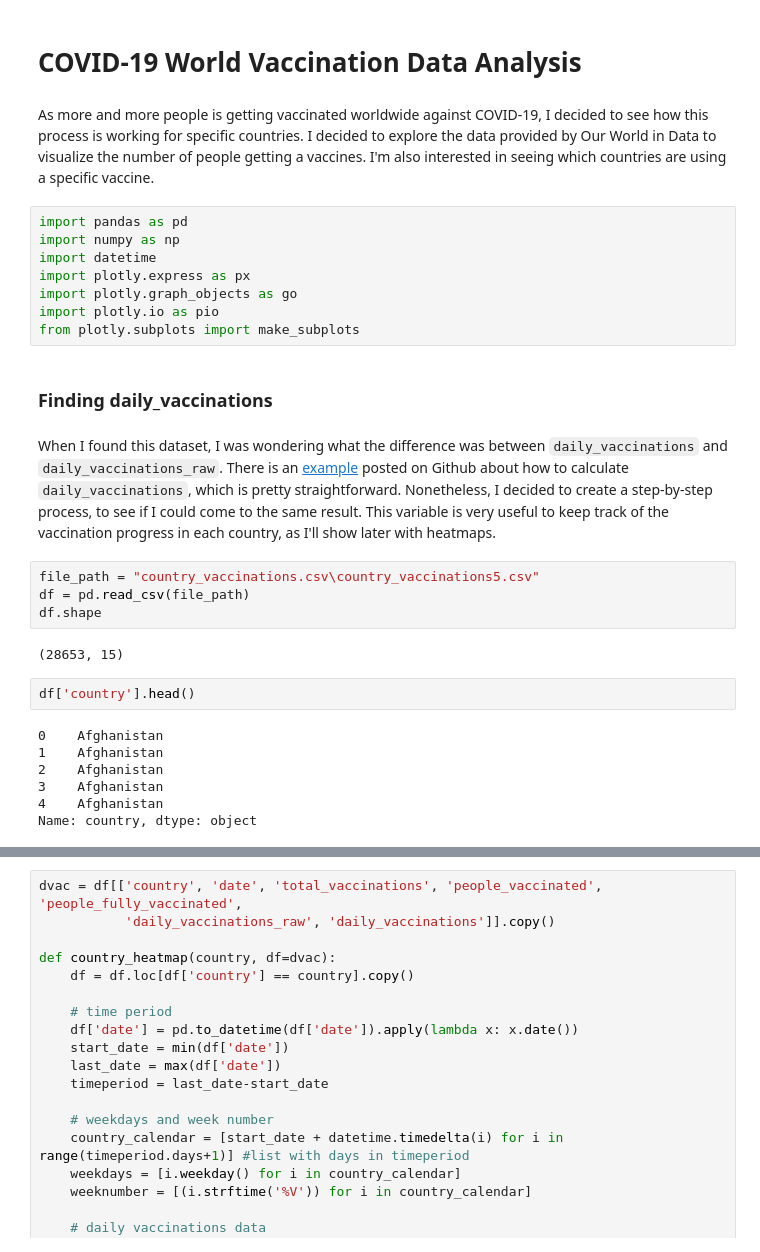
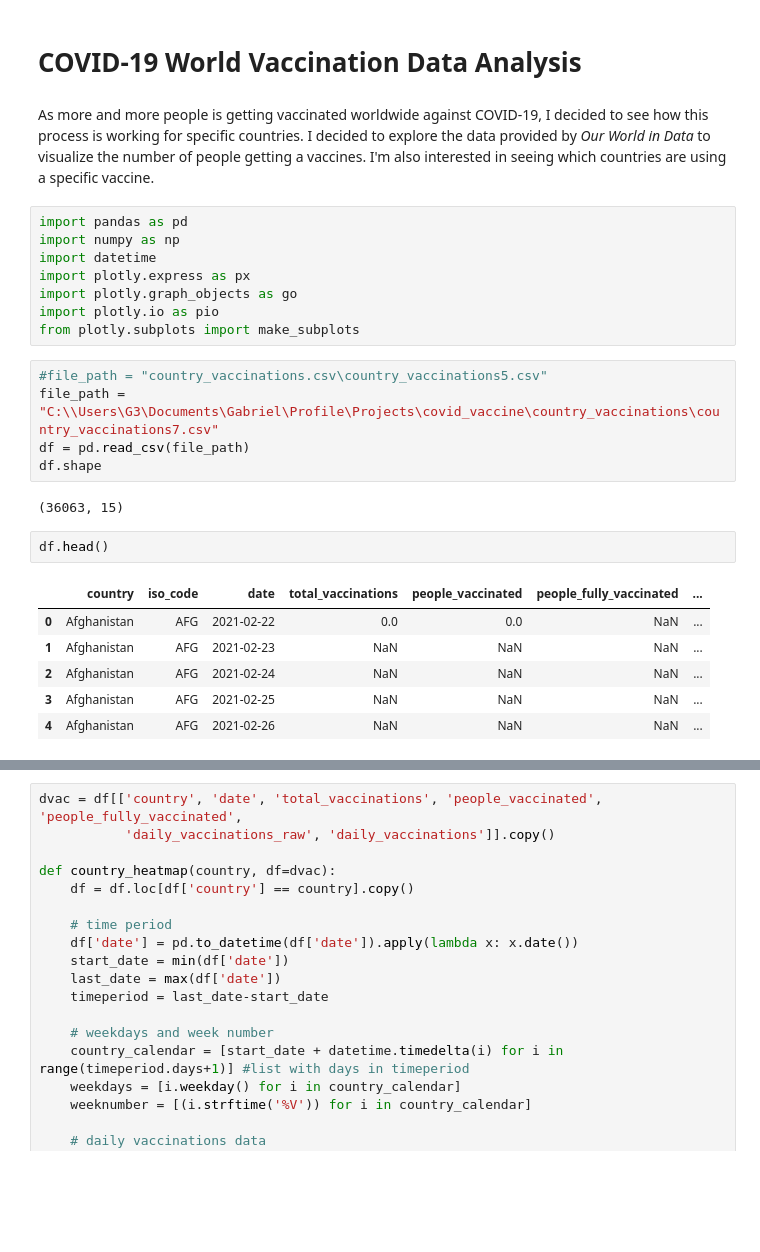
Before and after one commit to gra-vel/covid-vaccine, a Jupyter notebook: Untitled.ipynb, the cells around one changed output, grey strips where cells are left out. Cells and saved outputs as stored; diff of their text form; blank space fills up the shorter version.

```diff
--- a/Untitled.ipynb
+++ b/Untitled.ipynb
@@ -1,7 +1,7 @@
 # %% [markdown]
 # COVID-19 World Vaccination Data Analysis
 # %% [markdown]
-As more and more people is getting vaccinated worldwide against COVID-19, I decided to see how this process is working for specific countries. I decided to explore the data provided by Our World in Data to visualize the number of people getting a vaccines. I'm also interested in seeing which countries are using a specific vaccine.
+As more and more people is getting vaccinated worldwide against COVID-19, I decided to see how this process is working for specific countries. I decided to explore the data provided by *Our World in Data* to visualize the number of people getting a vaccines. I'm also interested in seeing which countries are using a specific vaccine.
 # %%
 import pandas as pd
 import numpy as np
@@ -10,22 +10,19 @@ import plotly.express as px
 import plotly.graph_objects as go
 import plotly.io as pio
 from plotly.subplots import make_subplots
-# %% [markdown]
-### Finding daily_vaccinations
-# %% [markdown]
-When I found this dataset, I was wondering what the difference was between `daily_vaccinations` and `daily_vaccinations_raw`. There is an [example](https://github.com/owid/covid-19-data/issues/333) posted on Github about how to calculate `daily_vaccinations`, which is pretty straightforward. Nonetheless, I decided to create a step-by-step process, to see if I could come to the same result. This variable is very useful to keep track of the vaccination progress in each country, as I'll show later with heatmaps.
 # %%
-file_path = "country_vaccinations.csv\country_vaccinations5.csv"
+#file_path = "country_vaccinations.csv\country_vaccinations5.csv"
+file_path = "C:\\Users\G3\Documents\Gabriel\Profile\Projects\covid_vaccine\country_vaccinations\country_vaccinations7.csv"
 df = pd.read_csv(file_path)
 df.shape
 # %% [output]
-(28653, 15)
+(36063, 15)
 # %%
-df['country'].head()
+df.head()
 # %% [output]
-0    Afghanistan
-1    Afghanistan
-2    Afghanistan
-3    Afghanistan
-4    Afghanistan
-Name: country, dtype: object
+|  | country | iso_code | date | total_vaccinations | people_vaccinated | people_fully_vaccinated | ... |
+| 0 | Afghanistan | AFG | 2021-02-22 | 0.0 | 0.0 | NaN | ... |
+| 1 | Afghanistan | AFG | 2021-02-23 | NaN | NaN | NaN | ... |
+| 2 | Afghanistan | AFG | 2021-02-24 | NaN | NaN | NaN | ... |
+| 3 | Afghanistan | AFG | 2021-02-25 | NaN | NaN | NaN | ... |
+| 4 | Afghanistan | AFG | 2021-02-26 | NaN | NaN | NaN | ... |
```
Also changed, not shown: parts of 14 cells of this notebook, 1 other file.
